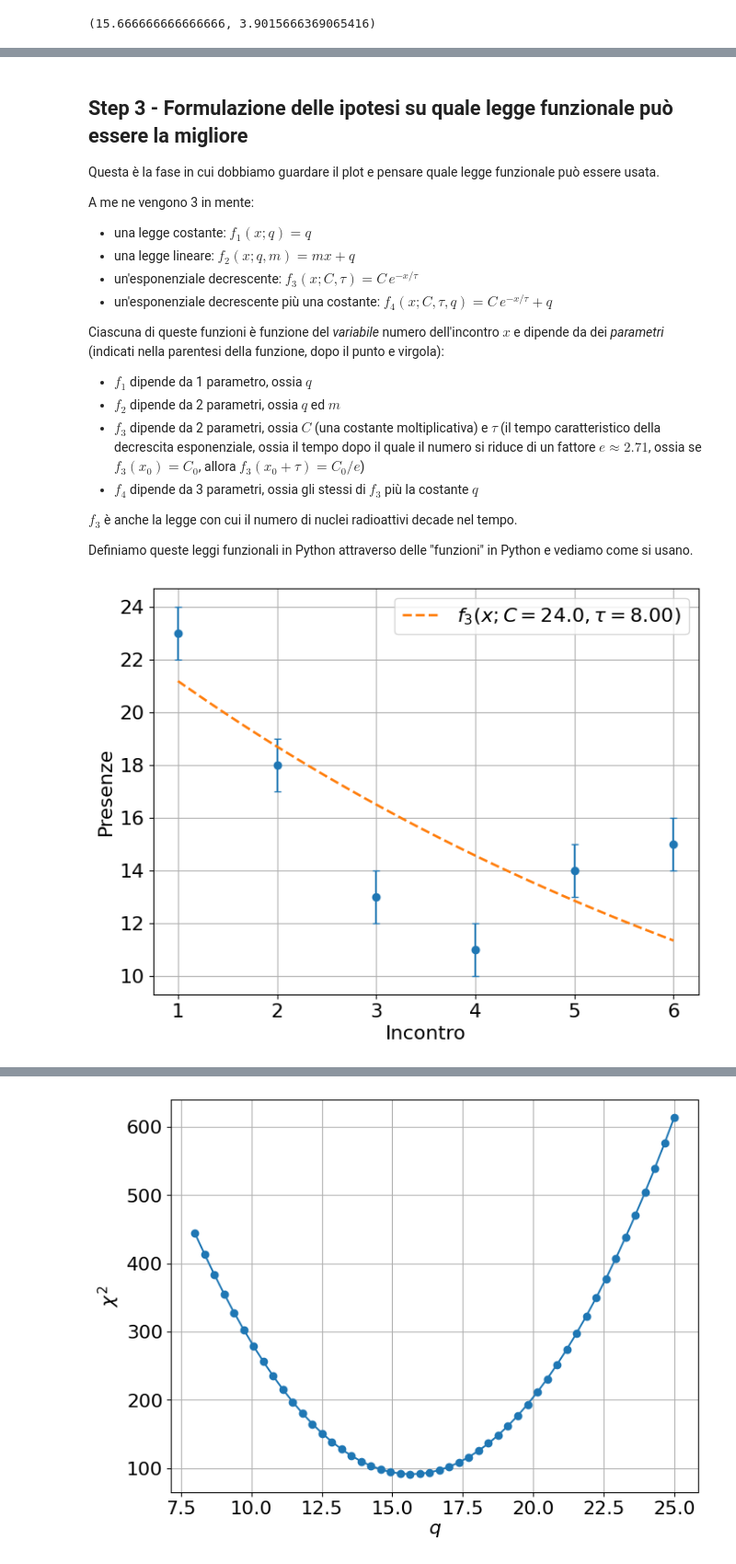
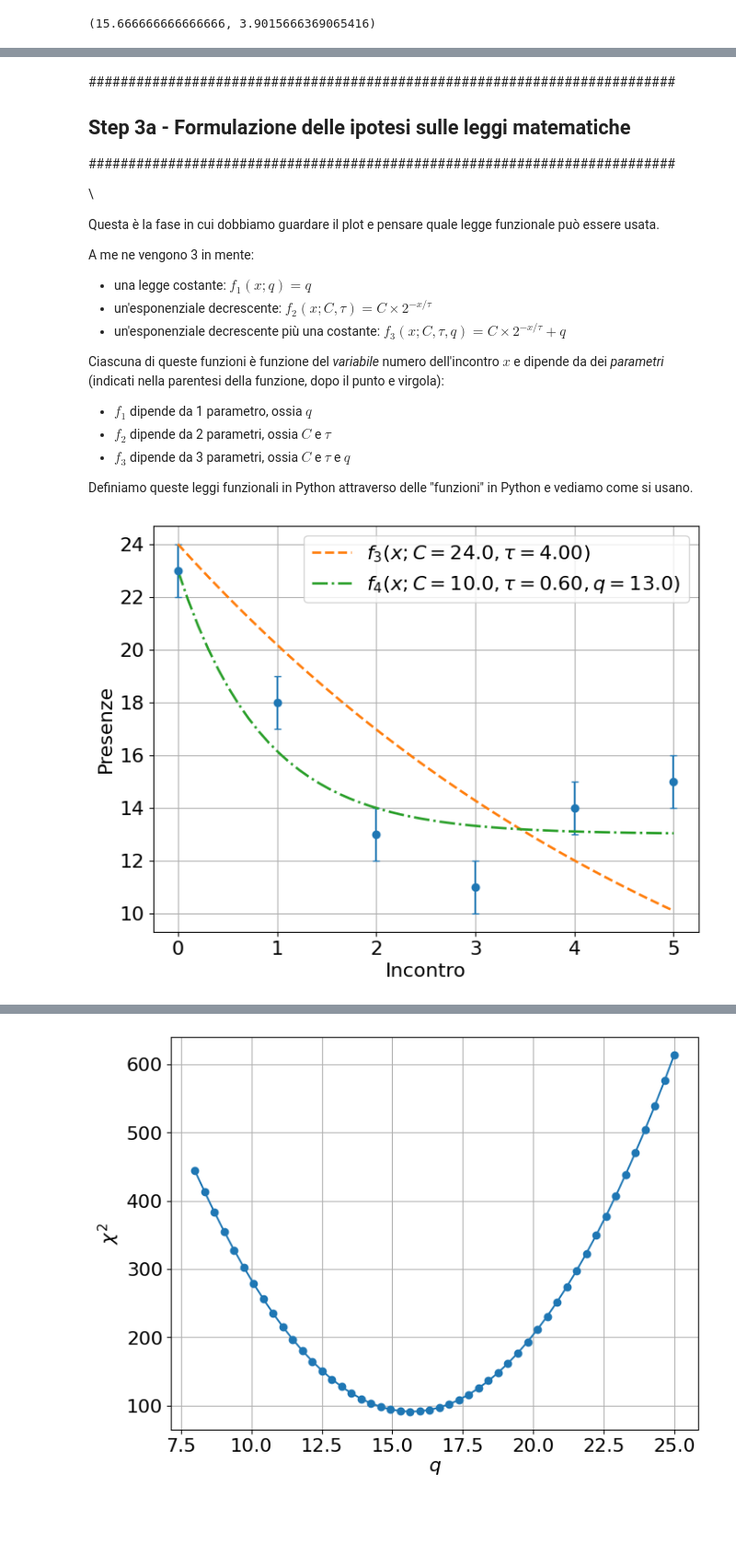
Before and after one commit to cerasole/EnvironmentalRadioactivity, a Jupyter notebook: Notebooks/Presenze.ipynb, the cells around one changed output, grey strips where cells are left out. Shown at 92% size. Drawn from its saved outputs; the diff is of its cells as text; code cells hidden in the pictures; blank space fills up the shorter version.

```diff
--- a/Notebooks/Presenze.ipynb
+++ b/Notebooks/Presenze.ipynb
@@ -23,11 +27,13 @@ Cominciamo con importare le librerie necessarie, inserire i dati e fare un primo
 # Importiamo le librerie necessarie
 import numpy as np
 import matplotlib.pyplot as plt
+from matplotlib.colors import LogNorm
+from mpl_toolkits.mplot3d import Axes3D
 plt.rc("font", size = 16)
 
 # Definiamo i dati
 presenze = np.array([23, 18, 13, 11, 14, 15])
-incontri = np.arange(1, len(presenze)+1)
+incontri = np.arange(0, len(presenze))
 
 # Plot
 fig, ax = plt.subplots(figsize = (8, 6))
@@ -98,65 +112,69 @@ ax.grid()
 # %% [markdown]
-## Step 3 - Formulazione delle ipotesi su quale legge funzionale può essere la migliore
+##########################################################################
+
+## Step 3a - Formulazione delle ipotesi sulle leggi matematiche
+
+##########################################################################
+
+\\
 
 Questa è la fase in cui dobbiamo guardare il plot e pensare quale legge funzionale può essere usata.
 
 A me ne vengono 3 in mente:
 
  - una legge costante: $f_1(x; q) = q$
- - una legge lineare: $f_2(x; q, m) = mx + q$
- - un'esponenziale decrescente: $f_3(x; C, \tau) = C \, e^{-x/\tau}$
- - un'esponenziale decrescente più una costante: $f_4(x; C, \tau, q) = C \, e^{-x/\tau} + q$
+ - un'esponenziale decrescente: $f_2(x; C, \tau) = C × 2^{-x/\tau}$
+ - un'esponenziale decrescente più una costante: $f_3(x; C, \tau, q) = C \times 2^{-x/\tau} + q$
 
 Ciascuna di queste funzioni è funzione del *variabile* numero dell'incontro $x$ e dipende da dei *parametri* (indicati nella parentesi della funzione, dopo il punto e virgola):
 
  - $f_1$ dipende da 1 parametro, ossia $q$
- - $f_2$ dipende da 2 parametri, ossia $q$ ed $m$
- - $f_3$ dipende da 2 parametri, ossia $C$ (una costante moltiplicativa) e $\tau$ (il tempo caratteristico della decrescita esponenziale, ossia il tempo dopo il quale il numero si riduce di un fattore $e\approx2.71$, ossia se $f_3(x_0) = C_0$, allora $f_3(x_0 + \tau) = C_0 / e$)
- - $f_4$ dipende da 3 parametri, ossia gli stessi di $f_3$ più la costante $q$
-
-$f_3$ è anche la legge con cui il numero di nuclei radioattivi decade nel tempo.
+ - $f_2$ dipende da 2 parametri, ossia $C$ e $\tau$
+ - $f_3$ dipende da 3 parametri, ossia $C$ e $\tau$ e $q$
 
 Definiamo queste leggi funzionali in Python attraverso delle "funzioni" in Python e vediamo come si usano.
 # %%
 def f_1 (x, q):
   return q * np.ones(len(x))
 
-def f_2 (x, q, m):
-  return q + m * x
+def f_2 (x, C, tau):
+  return C * np.power(2, -x/tau)
 
-def f_3 (x, C, tau):
-  return C * np.exp(-x/tau)
-
-#### Esercizio: definite voi f_4, definita come sopra! Chiama i tre parametri C, tau e q
+#### Esercizio: definite voi f_3, definita come sopra! Chiama i tre parametri C, tau e q
+def f_3 (x, C, tau, q):
+  return C * np.power(2, -x/tau) + q
 # %%
 # Plot di prima
 fig, ax = plt.subplots(figsize = (8, 6))
 ax.errorbar(incontri, presenze, yerr = presenze_err, ls = "None", marker = "o", markersize = 6, capsize = 3)
 ax.set_xlabel("Incontro")
 ax.set_ylabel("Presenze")
 ax.set_xticks(incontri.astype("int"))
 ax.grid()
 
 # Griglia delle variabili su cui verranno calcolate le funzioni
-x = np.linspace(1, incontri[-1])
+x = np.linspace(0, incontri[-1])
 
 lw = 2
 
 # Plot delle funzioni con valori ragionevoli dei parametri
+
+# f_1
 _q = 16
 #ax.plot(x, f_1(x, q = _q), ls = "solid", lw = lw, label = "$f_1(x; q = %.1f)$" % _q)
-_q = 24
-_m = -2.5
-#ax.plot(x, f_2(x, q = _q, m = _m), ls = "dotted", lw = lw, label = "$f_2(x; q = %.1f, m = %.2f)$" % (_q, _m))
+
+# f_2
 _C = 24
-_tau = 8
-ax.plot(x, f_3(x, C = _C, tau = _tau), ls = "dashed", lw = lw, label = "$f_3(x; C = %.1f, \\tau = %.2f)$" % (_C, _tau))
-_C = 12
-_tau = 5
-_q = 12
-#ax.plot(x, f_4(x, C = _C, tau = _tau, q = _q), ls = "dashdot", lw = lw, label = "$f_4(x; C = %.1f, \\tau = %.2f, q = %.1f)$" % (_C, _tau, _q))
+_tau = 4
+ax.plot(x, f_2(x, C = _C, tau = _tau), ls = "dashed", lw = lw, label = "$f_3(x; C = %.1f, \\tau = %.2f)$" % (_C, _tau))
+
+# f_3
+_C = 10
+_tau = 0.6
+_q = 13
+ax.plot(x, f_3(x, C = _C, tau = _tau, q = _q), ls = "dashdot", lw = lw, label = "$f_4(x; C = %.1f, \\tau = %.2f, q = %.1f)$" % (_C, _tau, _q))
 
 # Legenda
 ax.legend();
 # %% [output]
-[figure, old version]
+[figure, new version]
```
Also changed, not shown: parts of 22 cells of this notebook.
